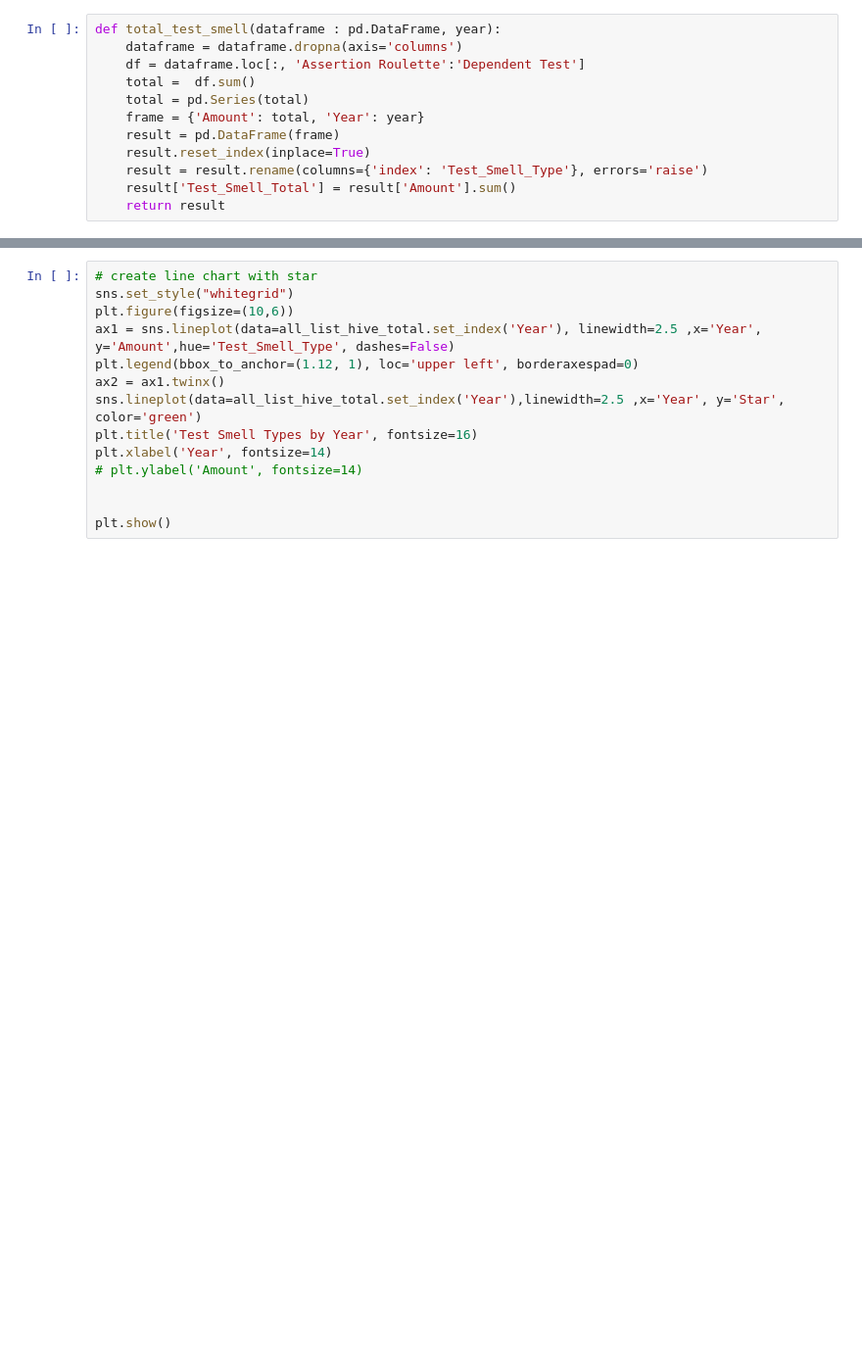
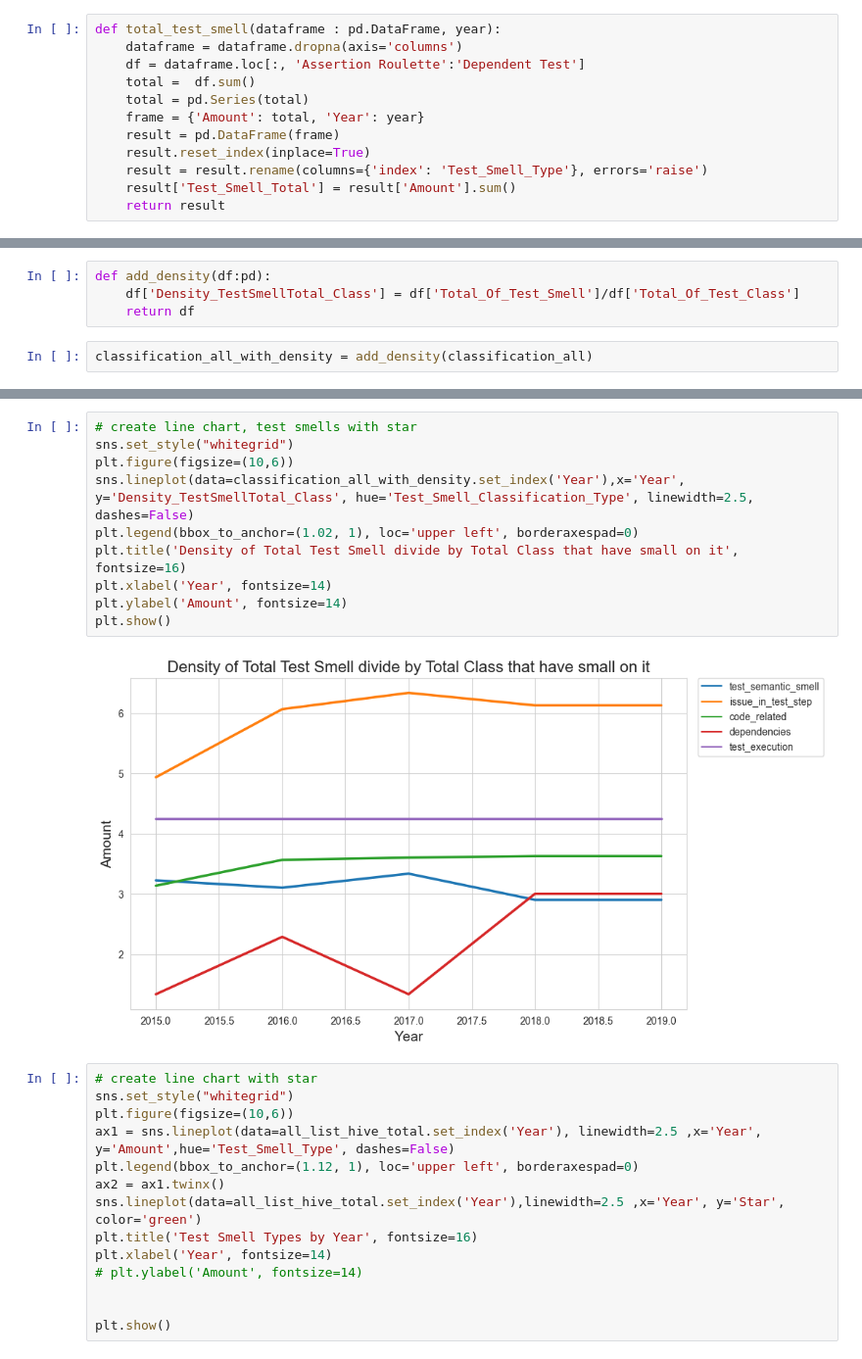
Before and after one commit to JiramedWi/github_api_extractor, a Jupyter notebook: seaborn_tutorial/graph_hive.ipynb, the cells around one changed output, grey strips where cells are left out. Shown at 98% size. Cells and saved outputs as stored; diff of their text form; blank space fills up the shorter version.

```diff
--- a/seaborn_tutorial/graph_hive.ipynb
+++ b/seaborn_tutorial/graph_hive.ipynb
@@ -239,0 +236,6 @@ all_list_hive_total.to_csv('/Users/Jumma/github_repo/github_api_extractor/resour
+# %%
+def add_density(df:pd):
+    df['Density_TestSmellTotal_Class'] = df['Total_Of_Test_Smell']/df['Total_Of_Test_Class']
+    return df
+# %%
+classification_all_with_density = add_density(classification_all)
@@ -249,3 +286,15 @@ plt.show()
+# %%
+# create line chart, test smells with star
+sns.set_style("whitegrid")
+plt.figure(figsize=(10,6))
+sns.lineplot(data=classification_all_with_density.set_index('Year'),x='Year', y='Density_TestSmellTotal_Class', hue='Test_Smell_Classification_Type', linewidth=2.5, dashes=False)
+plt.legend(bbox_to_anchor=(1.02, 1), loc='upper left', borderaxespad=0)
+plt.title('Density of Total Test Smell divide by Total Class that have small on it', fontsize=16)
+plt.xlabel('Year', fontsize=14)
+plt.ylabel('Amount', fontsize=14)
+plt.show()
+# %% [output]
+[figure, added]
 # %%
 # create line chart with star
 sns.set_style("whitegrid")
```
Also changed, not shown: parts of 13 cells of this notebook.
